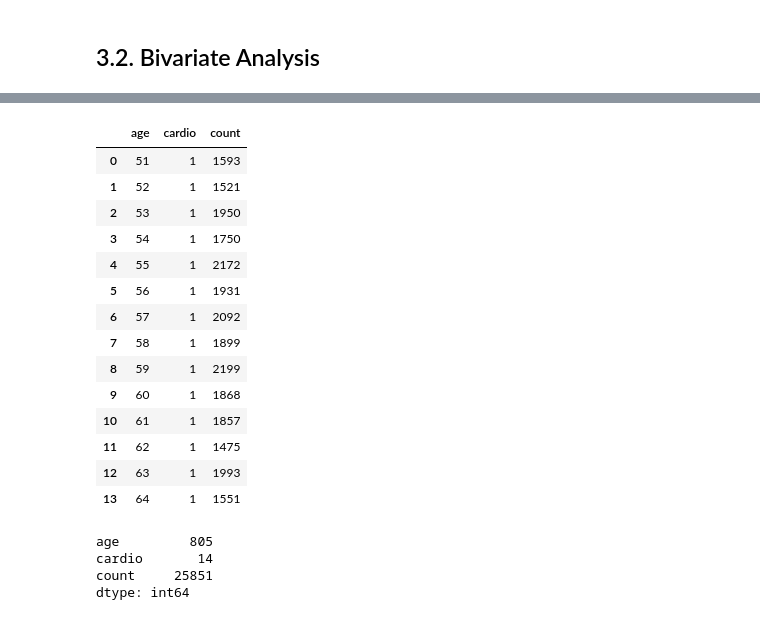
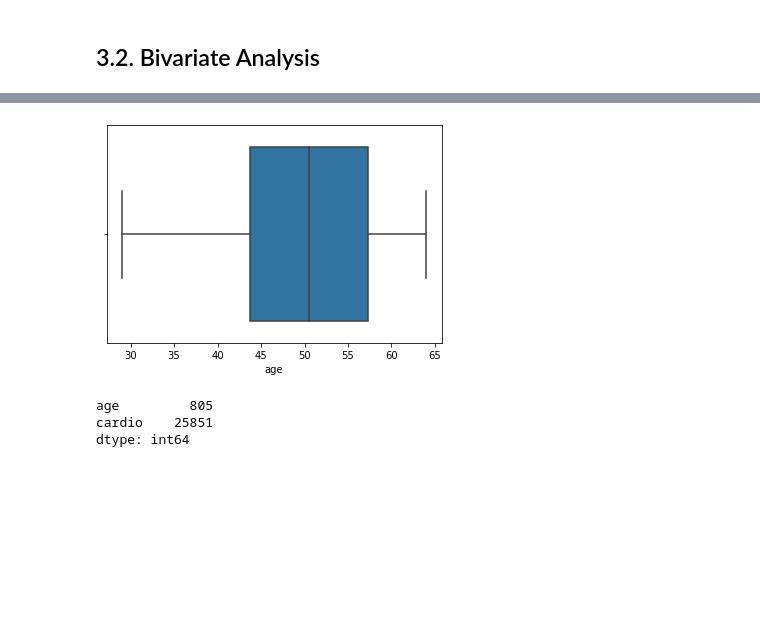
Before and after one commit to HenriqueCR1291/cardio_catch_diseases, a Jupyter notebook: m01_cardio_catch_diseases.ipynb, the cells around one changed output, grey strips where cells are left out. Drawn from its saved outputs; the diff is of its cells as text; code cells hidden in the pictures; blank space fills up the shorter version.

```diff
--- a/m01_cardio_catch_diseases.ipynb
+++ b/m01_cardio_catch_diseases.ipynb
@@ -276,31 +285,19 @@ df32.hist(figsize=(24,12), bins=50);
+# %%
+#boxplot age+cardio
+sns.boxplot(x='age', data=aux1)
+ax.set(xlabel='common xlabel', ylabel='common ylabel')
+plt.show()
+# %% [output]
+[figure, added]
 # %%
 #older than 50
-aux1 = df3[(df3['cardio'] >= 1) & (df3['age'] > 50)]
-aux1 = aux1[['age', 'cardio']].groupby(['age','cardio']).size().reset_index().rename(columns={0:'count'})
-aux1
-#sns.barplot(x='age', y='cardio', data=aux1);
+aux2 = df3[(df3['age'] > 50)]
+aux2 = aux2[['age', 'cardio']].groupby('age').sum().reset_index()
+aux2.sum()
+#sns.barplot(x='age', y='count', data=aux1);
 # %% [output]
-|  | age | cardio | count |
-| 0 | 51 | 1 | 1593 |
-| 1 | 52 | 1 | 1521 |
-| 2 | 53 | 1 | 1950 |
-| 3 | 54 | 1 | 1750 |
-| 4 | 55 | 1 | 2172 |
-| 5 | 56 | 1 | 1931 |
-| 6 | 57 | 1 | 2092 |
-| 7 | 58 | 1 | 1899 |
-| 8 | 59 | 1 | 2199 |
-| 9 | 60 | 1 | 1868 |
-| 10 | 61 | 1 | 1857 |
-| 11 | 62 | 1 | 1475 |
-| 12 | 63 | 1 | 1993 |
-| 13 | 64 | 1 | 1551 |
+age         805
+cardio    25851
+dtype: int64
-# %%
-aux1.sum()
-# %% [output]
-age         805
-cardio       14
-count     25851
-dtype: int64
 # %%
 #younger than 50
```
Also changed, not shown: parts of 9 cells of this notebook.
